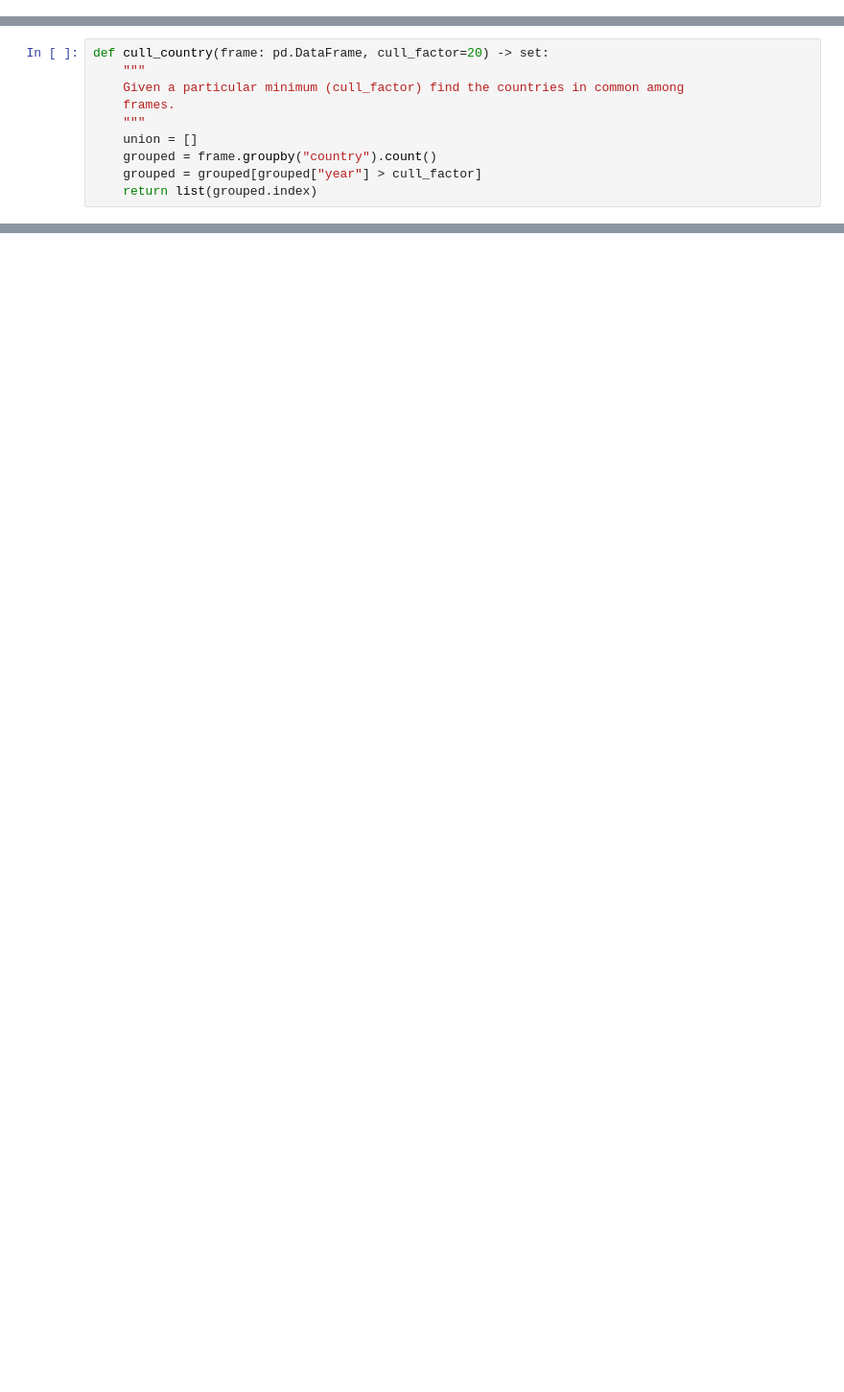
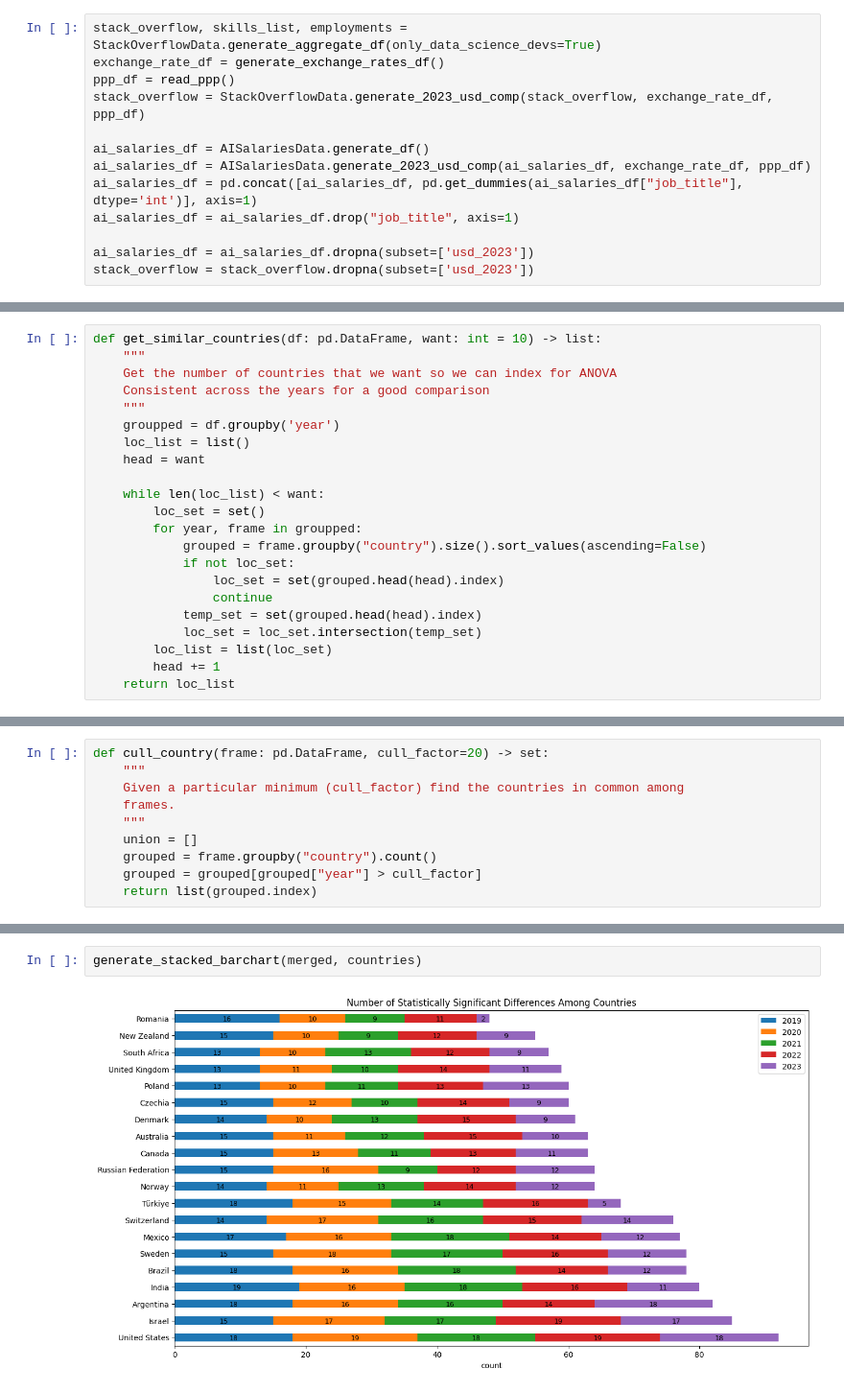
Before and after one commit to lmg1404/data_professionals_analysis, a Jupyter notebook: analysis.ipynb, the cells around one changed output, grey strips where cells are left out. Shown at 96% size. Saved outputs shown, nothing was run; the diff lists cells and outputs as text; blank space fills up the shorter version.

```diff
--- a/analysis.ipynb
+++ b/analysis.ipynb
@@ -321,0 +45,13 @@ Name: convertedcompyearly, dtype: float64
+# %%
+stack_overflow, skills_list, employments = StackOverflowData.generate_aggregate_df(only_data_science_devs=True)
+exchange_rate_df = generate_exchange_rates_df()
+ppp_df = read_ppp()
+stack_overflow = StackOverflowData.generate_2023_usd_comp(stack_overflow, exchange_rate_df, ppp_df)
+
+ai_salaries_df = AISalariesData.generate_df()
+ai_salaries_df = AISalariesData.generate_2023_usd_comp(ai_salaries_df, exchange_rate_df, ppp_df)
+ai_salaries_df = pd.concat([ai_salaries_df, pd.get_dummies(ai_salaries_df["job_title"], dtype='int')], axis=1)
+ai_salaries_df = ai_salaries_df.drop("job_title", axis=1)
+
+ai_salaries_df = ai_salaries_df.dropna(subset=['usd_2023'])
+stack_overflow = stack_overflow.dropna(subset=['usd_2023'])
@@ -321,0 +120,22 @@ Name: convertedcompyearly, dtype: float64
+# %%
+def get_similar_countries(df: pd.DataFrame, want: int = 10) -> list:
+    """
+    Get the number of countries that we want so we can index for ANOVA
+    Consistent across the years for a good comparison
+    """
+    groupped = df.groupby('year')
+    loc_list = list()
+    head = want
+
+    while len(loc_list) < want:
+        loc_set = set()
+        for year, frame in groupped:
+            grouped = frame.groupby("country").size().sort_values(ascending=False)
+            if not loc_set:
+                loc_set = set(grouped.head(head).index)
+                continue
+            temp_set = set(grouped.head(head).index)
+            loc_set = loc_set.intersection(temp_set)
+        loc_list = list(loc_set)
+        head += 1
+    return loc_list
@@ -687,0 +288,4 @@ plt.show()
+# %%
+generate_stacked_barchart(merged, countries)
+# %% [output]
+[figure, added]
```
Also changed, not shown: parts of 117 cells of this notebook, 8 other files.
